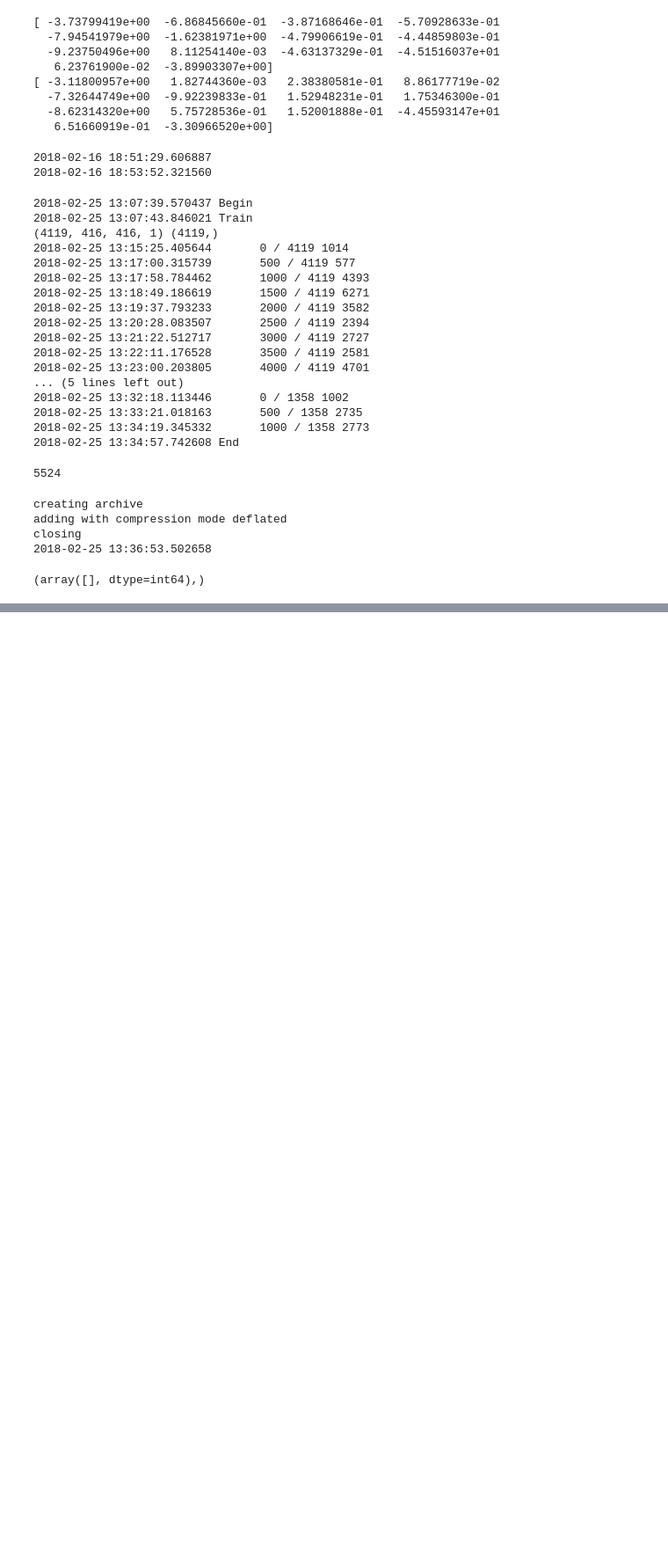
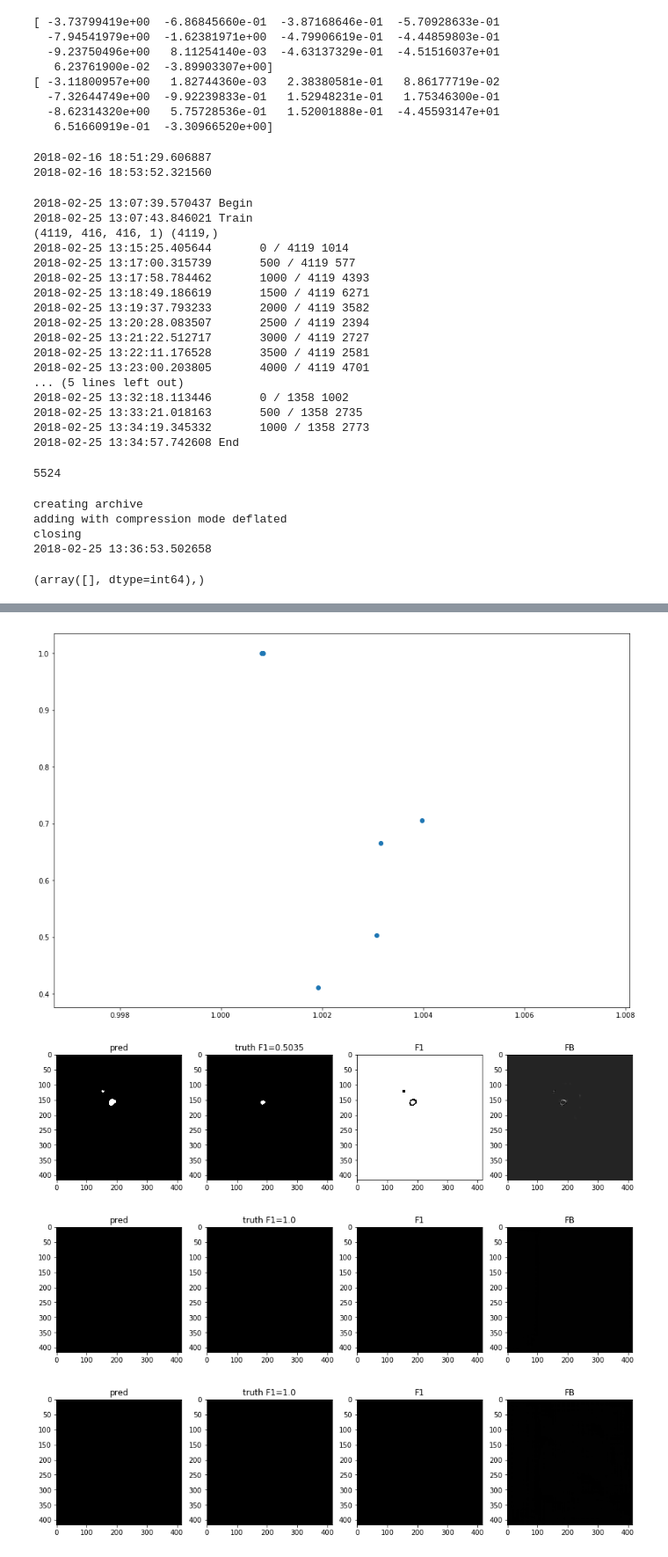
Before and after one commit to SorokinV/2018-TopCoder-Konika-Minolta, a Jupyter notebook: Jupyter/CM-V02-NET-Exp-Post-6-2.ipynb, the cells around one changed output, grey strips where cells are left out. Shown at 88% size. Drawn from its saved outputs; the diff is of its cells as text; code cells hidden in the pictures; blank space fills up the shorter version.

```diff
--- a/Jupyter/CM-V02-NET-Exp-Post-6-2.ipynb
+++ b/Jupyter/CM-V02-NET-Exp-Post-6-2.ipynb
@@ -1183,10 +1189,10 @@ if 1 :
 # %%
 if 1 :
     filemodel = '../Temp/V02-6-level-X-val_f1scoreTF=0.6127-(0.7739).hdf5'
-    filemodel = '../Temp/V02-6-level-1-val_f1scoreTF=0.7315-(0.9092).hdf5' # 0.763918 without red kernel=5
-    filemodel = '../Temp/V02-6-level-1-val_f1scoreTF=0.7322-(0.8746).hdf5' # 0.758493 with red    kernel=5
-    filemodel = '../Temp/V02-6-level-1-val_f1scoreTF=0.7314-(0.8880).hdf5' # 0.758042 with red    kernel=3
-    filemodel = '../Temp/V02-6-level-X-val_f1scoreTF=0.6201-(0.8606).hdf5' # 0.737716
+    filemodel = '../Temp/V02-6-level-1-val_f1scoreTF=0.7315-(0.9092).hdf5'
+    filemodel = '../Temp/V02-6-level-1-val_f1scoreTF=0.7322-(0.8746).hdf5'
+    filemodel = '../Temp/V02-6-level-1-val_f1scoreTF=0.7314-(0.8880).hdf5'
+    filemodel = '../Temp/V02-6-level-X-val_f1scoreTF=0.6201-(0.8606).hdf5'
 
     filemodel = '../Temp/V02-6-level-X-val_f1scoreTF=0.6402-(0.7912).hdf5'
     filemodel = '../Temp/V02-6-level-1-val_f1scoreTF=0.9982-(0.9980).hdf5'
@@ -1195,7 +1201,7 @@ if 1 :
     filemodel = '../Temp/V02-6-level-1-val_f1scoreTF=0.4748-(0.5808).hdf5'
     filemodel = '../Temp/V02-6-level-1-val_f1scoreTF=0.5266-(0.6856).hdf5'
 
-    #model10 = modelLoad(filemodel)
+    model10 = modelLoad(filemodel)
     PP      = modelPredict(model10, XX, batch_size=batch_size)
 if 1 :
     print(datetime.datetime.now())
@@ -1499,0 +1470,58 @@ for NN in LL :
+# %%
+LL = range(0,10)
+YYY= K.variable(YY[LL])
+PPP= K.variable(PP[LL])
+
+F1  = K.eval(K.clip(F1ScorePP(YYY,PPP,th=0.5),K.epsilon(),1.0))
+F1L = K.eval(-K.log(K.clip(F1ScorePP(YYY,PPP,th=0.5),K.epsilon(),1.0)))
+F11 = K.eval(F1ScoreCC(YYY,PPP,th=0.5))
+
+F12 = [xx[xx<1.0].mean() for xx in F1]
+
+BCE = K.eval(keras.losses.binary_crossentropy(YYY,PPP))
+FB  = F1+BCE
+
+print(F1.shape, BCE.shape, BCE.min(), BCE.max())
+
+print(np.round(np.array([BCE.mean(axis=(1,2)),F1L.mean(axis=(1,2)),FB.mean(axis=(1,2)),F11,F12]).T,5))
+
+print(np.array([BCE.min(axis=(1,2)),F1L.min(axis=(1,2)),FB.min(axis=(1,2)),F11]).T)
+
+print(np.array([BCE.max(axis=(1,2)),F1L.max(axis=(1,2)),FB.max(axis=(1,2)),F11]).T)
+
+#print(BCE.mean(axis=(1,2)))
+#print( F1.mean(axis=(1,2)))
+#print(F11)
+#print( FB.mean(axis=(1,2)))
+#print(YY[LL].mean(axis=(1,2)))
+#print(PP[LL].mean(axis=(1,2)))
+th = 0.5
+print(PP.shape)
+plt.figure(figsize=(15,10))
+plt.scatter(FB.mean(axis=(1,2)),F11), plt.show()
+
+for NN in LL :
+    plt.figure(figsize=(15,10))
+    ppp = PP[NN].reshape(PP.shape[1:-1]).copy(); ppp[ppp>=th] = 1.0; ppp[ppp<th] = 0.0;
+    plt.subplot(1,4,1);  plt.imshow(ppp,'gray'); plt.title('pred')
+    plt.subplot(1,4,2);  plt.imshow(YY[NN].reshape(YY.shape[1:-1]),'gray');  plt.title('truth F1='+str(round(F11[NN],4)))
+
+    plt.subplot(1,4,3);  plt.imshow(F1[NN,:,:],'gray');   plt.title('F1')
+    #plt.subplot(1,4,4);  plt.imshow(BCE[NN,:,:],'gray');  plt.title('BCE')
+    plt.subplot(1,4,4);  plt.imshow(FB[NN,:,:],'gray');  plt.title('FB')
+
+    #plt.subplot(1,4,4);  plt.hist(F1[NN][F1[NN]>0].ravel());
+    #plt.subplot(1,4,4);  plt.hist(BCE[NN][BCE[NN]>0].ravel());
+
+    #plt.subplot(1,4,3);  plt.imshow(XX[NN,:,:,0:3]);
+    #plt.subplot(1,4,4);  plt.imshow(XX[NN,:,:,3:6]);
+    plt.show()
+
+    if 0 :
+        plt.figure(figsize=(15,10))
+        plt.imshow(ppp,'gray'); plt.title('pred')
+        plt.figure(figsize=(15,10))
+        plt.imshow(XX[NN,:,:,0:3]); plt.show()
+        plt.figure(figsize=(15,10))
+        plt.imshow(XX[NN,:,:,3:6]); plt.show()
+# %% [output]
@@ -1499,0 +1545,4 @@ for NN in LL :
+[figure, added]
+[figure, added]
+[figure, added]
+[figure, added]
```
Also changed, not shown: parts of 6 cells of this notebook.
